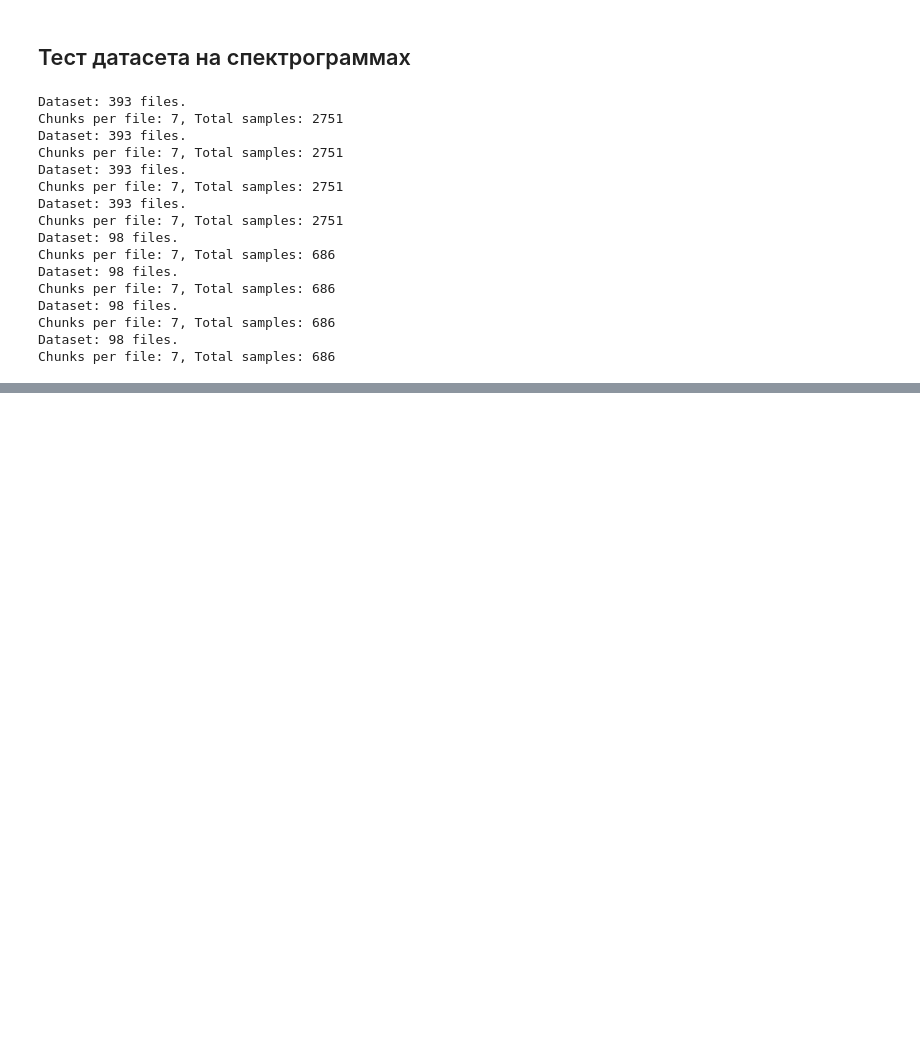
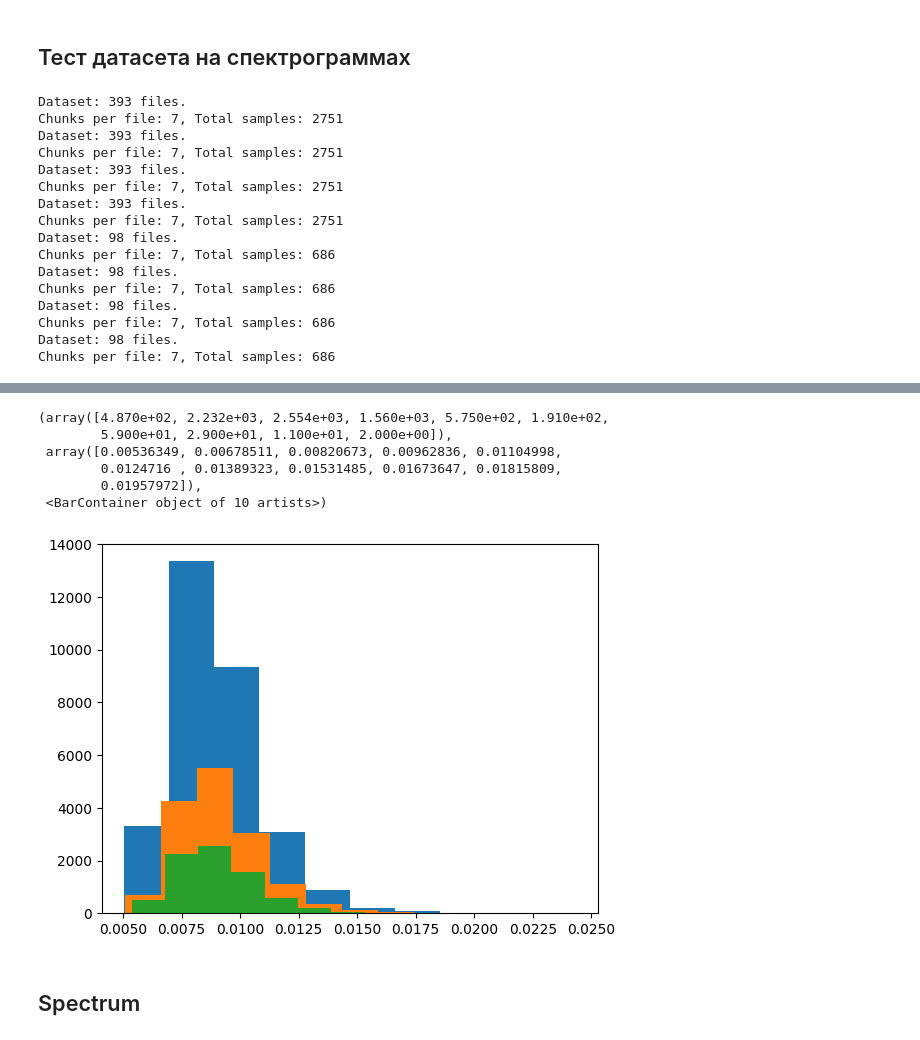
Before and after one commit to mihalko711/MFMLD, a Jupyter notebook: notebooks/ae_exp.ipynb, the cells around one changed output, grey strips where cells are left out. Cells and saved outputs as stored; diff of their text form; code cells hidden in the pictures; blank space fills up the shorter version.

```diff
--- a/notebooks/ae_exp.ipynb
+++ b/notebooks/ae_exp.ipynb
@@ -240,0 +332,55 @@ plt.imshow(ds0[np.random.randint(len(test_ds0))].permute(1, 2, 0))
+# %%
+train_loader = DataLoader(train_ds, batch_size=128)
+val_loader = DataLoader(val_ds, batch_size=128)
+test_loader = DataLoader(test_ds, batch_size=128)
+# %%
+
+ae_model.eval()
+
+with torch.no_grad(): # Отключаем градиенты
+    res = []
+    for batch in tqdm(train_loader):
+        batch = batch.to(device)
+        pred = ae_model(batch)
+
+        # Считаем ошибку и сразу отвязываем от GPU и графа
+        err = (batch - pred).cpu()
+        res.append(err)
+
+    err_train = torch.cat(res, dim=0).abs().mean(dim=-1).squeeze()
+
+    res = []
+    for batch in tqdm(val_loader):
+        batch = batch.to(device)
+        pred = ae_model(batch)
+
+        # Считаем ошибку и сразу отвязываем от GPU и графа
+        err = (batch - pred).cpu()
+        res.append(err)
+
+    err_val = torch.cat(res, dim=0).abs().mean(dim=-1).squeeze()
+
+    res = []
+    for batch in tqdm(test_loader):
+        batch = batch.to(device)
+        pred = ae_model(batch)
+
+        # Считаем ошибку и сразу отвязываем от GPU и графа
+        err = (batch - pred).cpu()
+        res.append(err)
+
+    err_test = torch.cat(res, dim=0).abs().mean(dim=-1).squeeze()
+# %%
+plt.hist(err_train)
+plt.hist(err_val)
+plt.hist(err_test)
+# %% [output]
+(array([4.870e+02, 2.232e+03, 2.554e+03, 1.560e+03, 5.750e+02, 1.910e+02,
+        5.900e+01, 2.900e+01, 1.100e+01, 2.000e+00]),
+ array([0.00536349, 0.00678511, 0.00820673, 0.00962836, 0.01104998,
+        0.0124716 , 0.01389323, 0.01531485, 0.01673647, 0.01815809,
+        0.01957972]),
+ <BarContainer object of 10 artists>)
+[figure, added]
+# %% [markdown]
+## Spectrum
```
Also changed, not shown: parts of 34 cells of this notebook, 18 other files.
